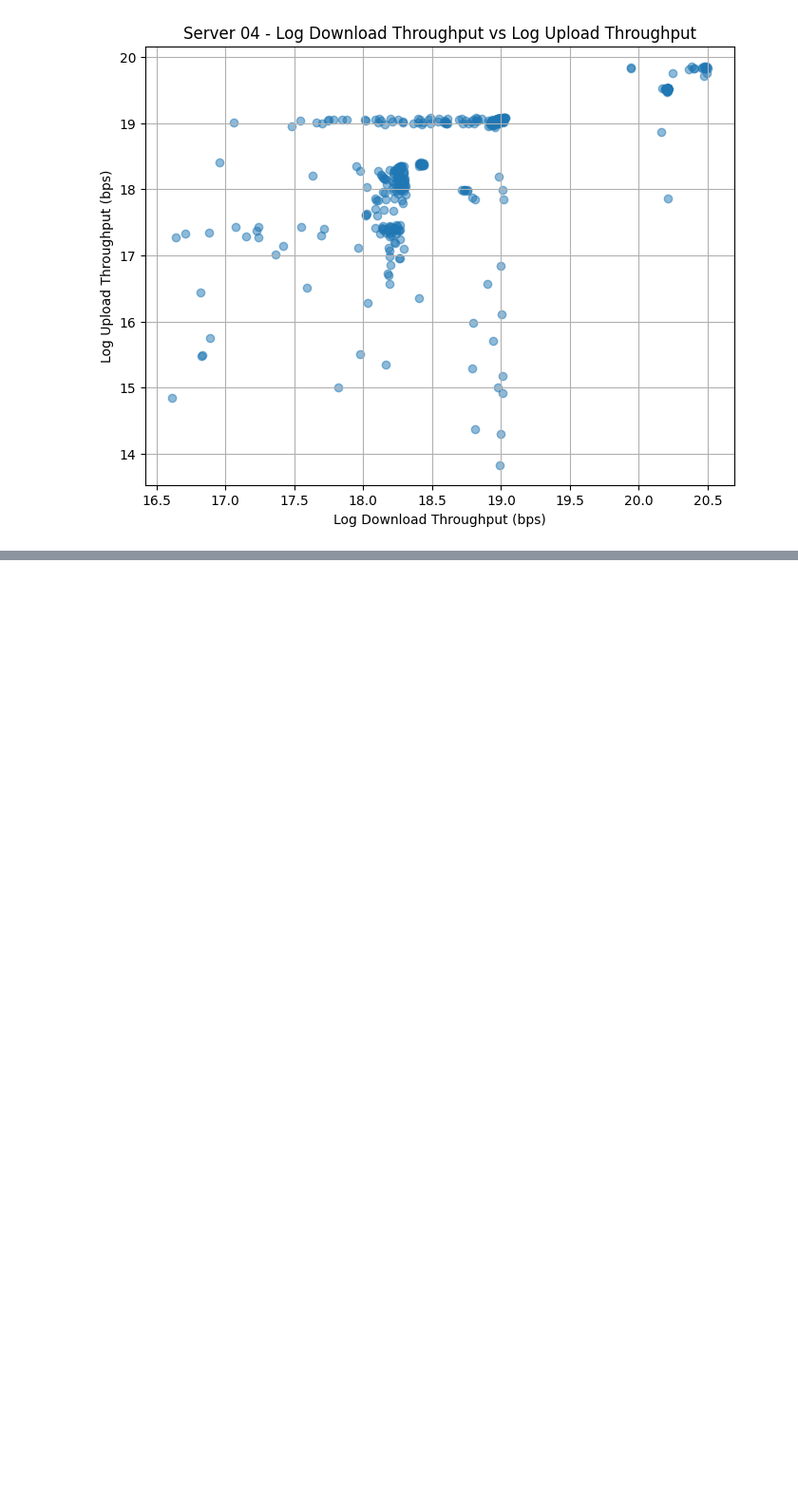
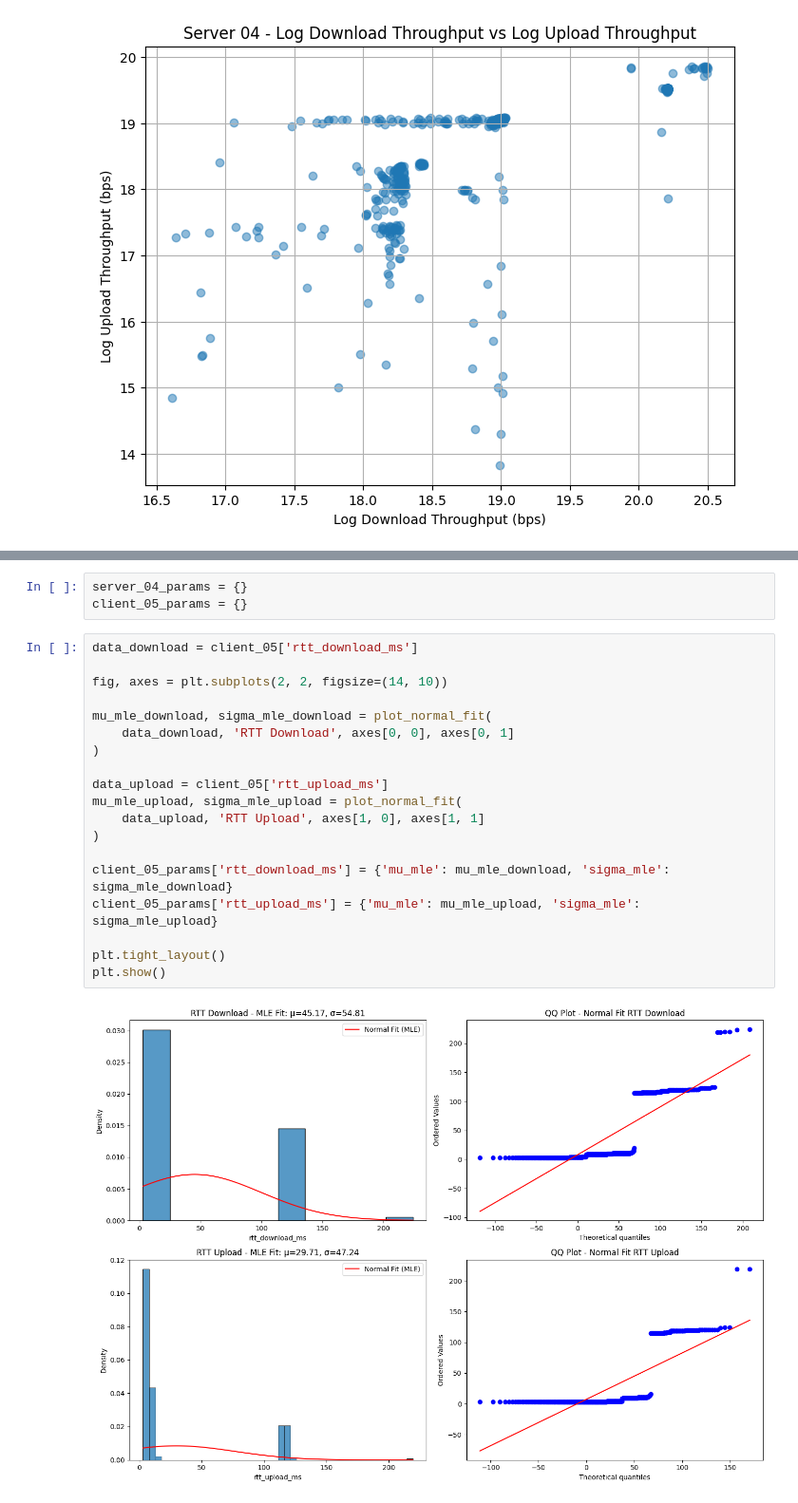
Before and after one commit to carloshenriquefbf/statistics-and-probabilistic-models, a Jupyter notebook: trab1.ipynb, the cells around one changed output, grey strips where cells are left out. Shown at 95% size. Drawn from its saved outputs; the diff is of its cells as text; blank space fills up the shorter version.

```diff
--- a/trab1.ipynb
+++ b/trab1.ipynb
@@ -381,0 +460,24 @@ plt.show()
+# %%
+server_04_params = {}
+client_05_params = {}
+# %%
+data_download = client_05['rtt_download_ms']
+
+fig, axes = plt.subplots(2, 2, figsize=(14, 10))
+
+mu_mle_download, sigma_mle_download = plot_normal_fit(
+    data_download, 'RTT Download', axes[0, 0], axes[0, 1]
+)
+
+data_upload = client_05['rtt_upload_ms']
+mu_mle_upload, sigma_mle_upload = plot_normal_fit(
+    data_upload, 'RTT Upload', axes[1, 0], axes[1, 1]
+)
+
+client_05_params['rtt_download_ms'] = {'mu_mle': mu_mle_download, 'sigma_mle': sigma_mle_download}
+client_05_params['rtt_upload_ms'] = {'mu_mle': mu_mle_upload, 'sigma_mle': sigma_mle_upload}
+
+plt.tight_layout()
+plt.show()
+# %% [output]
+[figure, added]
```
Also changed, not shown: parts of 10 cells of this notebook.
